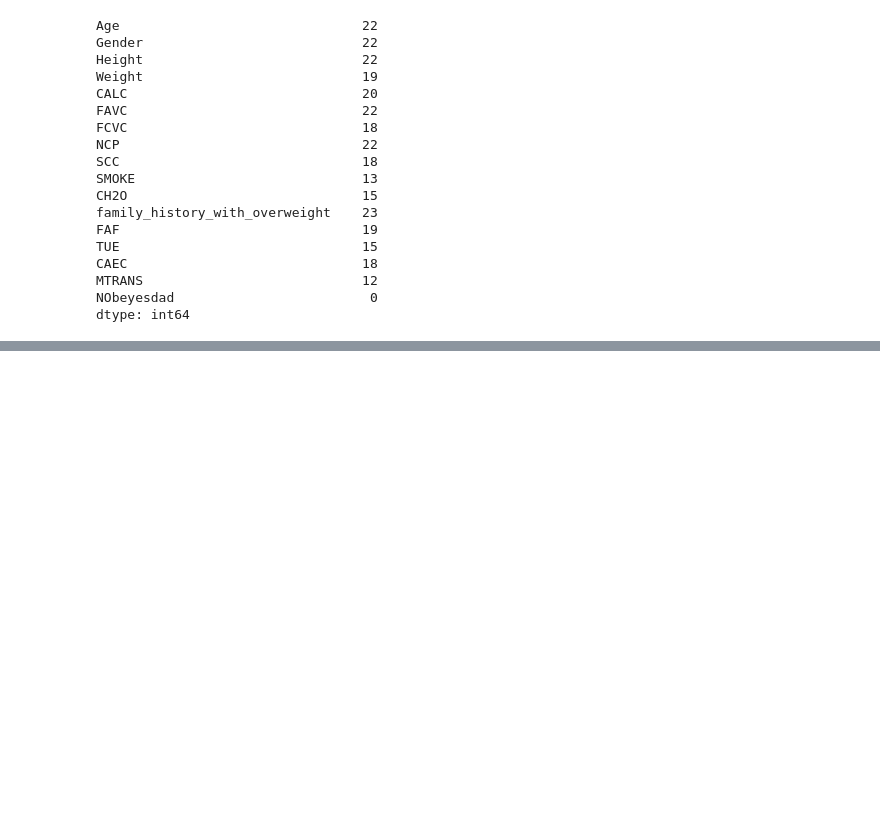
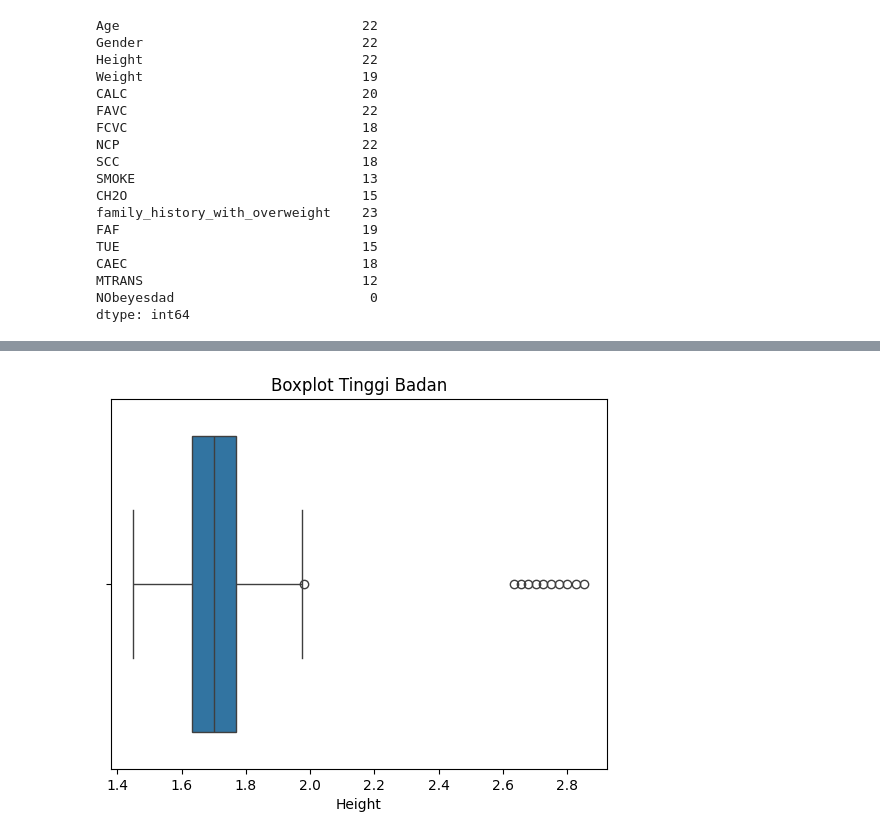
Before and after one commit to Fadri-Ashley/Data-Science-Capstone-Project, a Jupyter notebook: Model_Pipeline/test.ipynb, the cells around one changed output, grey strips where cells are left out. Drawn from its saved outputs; the diff is of its cells as text; code cells hidden in the pictures; blank space fills up the shorter version.

```diff
--- a/Model_Pipeline/test.ipynb
+++ b/Model_Pipeline/test.ipynb
@@ -254,0 +311,7 @@ plt.show()
+# %%
+sns.boxplot(x=df['Height'])
+plt.title("Boxplot Tinggi Badan")
+
+plt.show()
+# %% [output]
+[figure, added]
```
Also changed, not shown: parts of 22 cells of this notebook.
